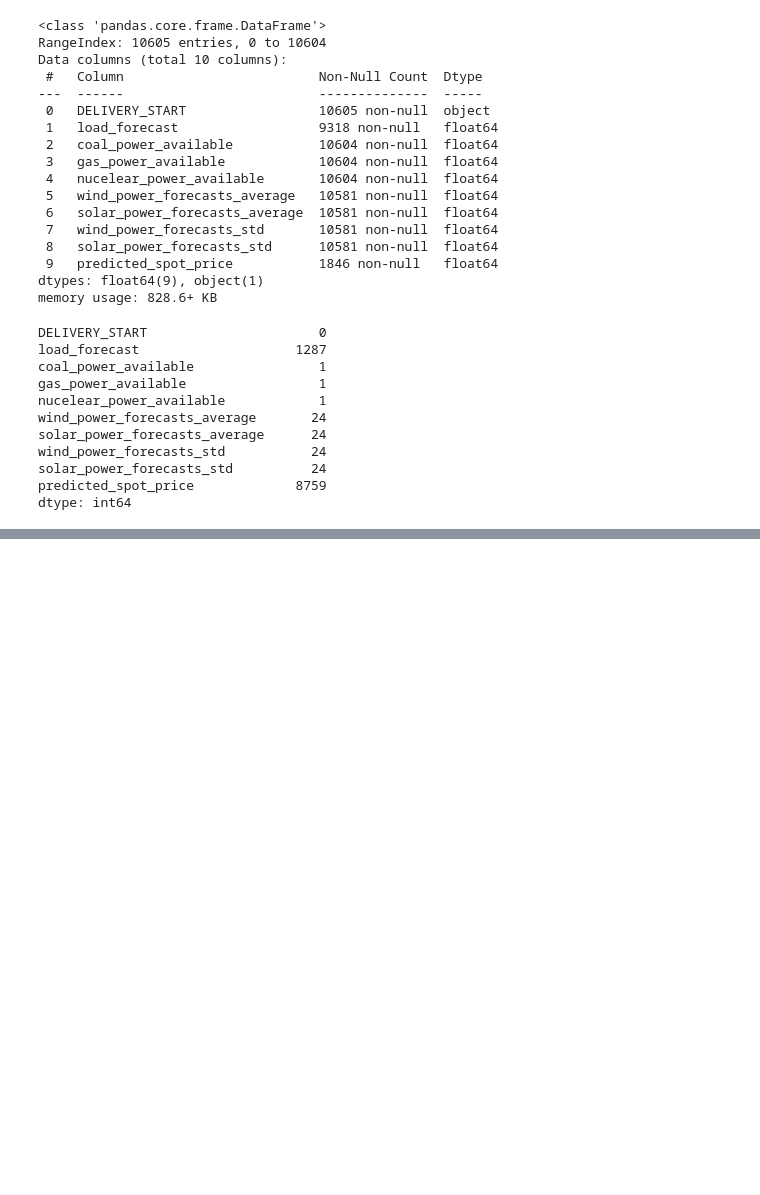
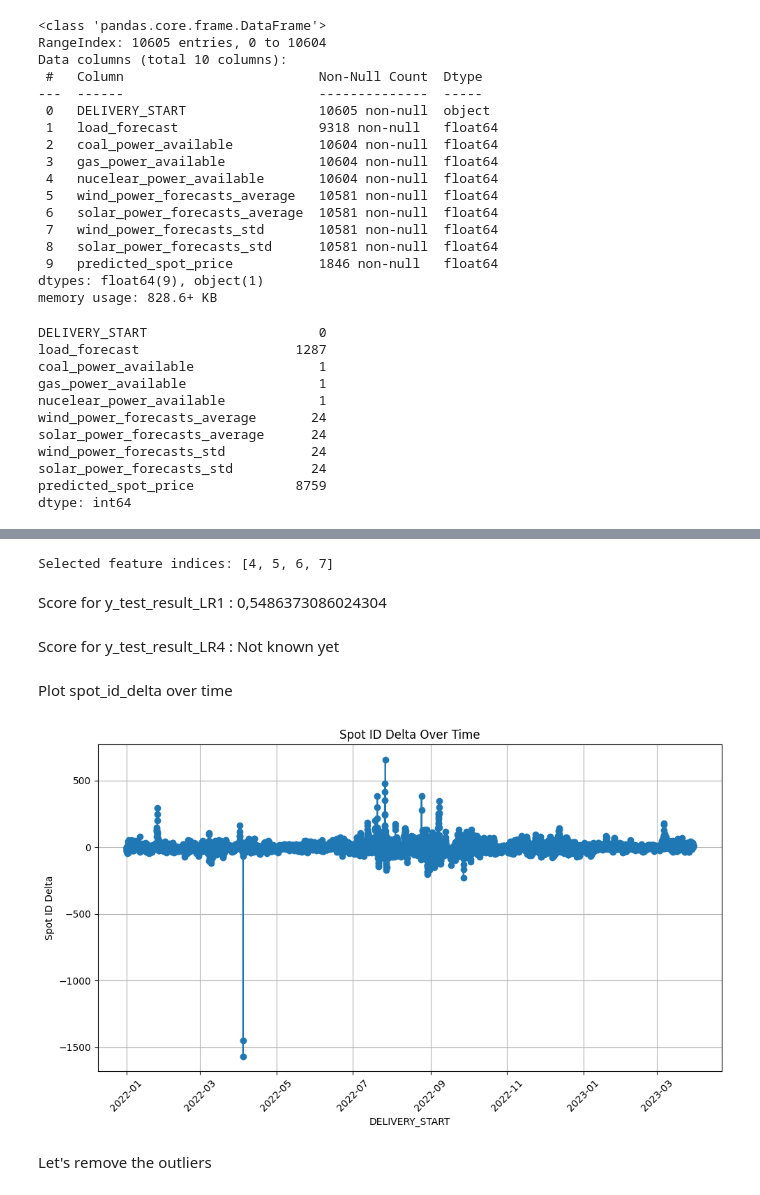
Before and after one commit to JonasBlx/elmy, a Jupyter notebook: notebooks/analyse_data.ipynb, the cells around one changed output, grey strips where cells are left out. Saved outputs shown, nothing was run; the diff lists cells and outputs as text; code cells hidden in the pictures; blank space fills up the shorter version.

Commit message:
Try of 3 LinearRegression, creation of 2 functions in utils, let's go on with a PolynomialRegression

```diff
--- a/notebooks/analyse_data.ipynb
+++ b/notebooks/analyse_data.ipynb
@@ -20,12 +22,12 @@ Chargement des données
 # %%
 X_train_path= os.path.join("..", "data", "X_train_Wwou3IE.csv")
-X_train = pd.read_csv(X_train_path, delimiter=',')
+X_train_preprocessed = pd.read_csv(X_train_path, delimiter=',')
 X_test_path= os.path.join("..", "data", "X_test_GgyECq8.csv")
-X_test = pd.read_csv(X_test_path, delimiter=',')
+X_test_preprocessed = pd.read_csv(X_test_path, delimiter=',')
 y_train_path= os.path.join("..", "data", "y_train_jJtXgMX.csv")
-y_train = pd.read_csv(y_train_path, delimiter=',')
+y_train_preprocessed = pd.read_csv(y_train_path, delimiter=',')
 
-X_train
+X_train_preprocessed
 # %% [output]
 |  | DELIVERY_START | load_forecast | coal_power_available | gas_power_available | nucelear_power_available | ... |
 | 0 | 2022-01-01 02:00:00+01:00 | 49439.0 | 3386.0 | 11487.0 | 44118.0 | ... |
@@ -123,0 +104,4 @@ y_train
+# %%
+X_train = process_data(X_train_preprocessed.copy(deep=True), "predicted_spot_price", None, "standard")
+X_test = process_data(X_test_preprocessed.copy(deep=True), "predicted_spot_price", None, "standard")
+y_train = process_data(y_train_preprocessed.copy(deep=True), None, None, None)
@@ -123,0 +110,35 @@ y_train
+# %%
+from sklearn.linear_model import LinearRegression
+from sklearn.feature_selection import SequentialFeatureSelector
+
+# Initialize Linear Regression model
+lr = LinearRegression()
+
+# Initialize Sequential Feature Selector
+sfs = SequentialFeatureSelector(lr, n_features_to_select='auto', direction='forward', scoring='neg_mean_squared_error', cv=5)
+
+# Fit SFS on the training data
+sfs.fit(X_train, y_train)
+
+# Get the support mask of selected features
+selected_features = sfs.get_support()
+
+# Names/indices of the selected features
+selected_indices = [i for i, x in enumerate(selected_features) if x]
+print("Selected feature indices:", selected_indices)
+
+# Evaluate model performance with selected features
+X_train_selected = X_train.loc[:, selected_features]
+X_test_selected = X_test.loc[:, selected_features]
+
+
+lr.fit(X_train_selected, y_train)
+y_pred = lr.predict(X_test_selected)
+d = {"DELIVERY_START" : delivery_start, "spot_id_delta" : y_pred.reshape(-1)}
+y_pred = pd.DataFrame(data = d)
+
+#y_pred.to_csv("../data/y_test_result_LR1.csv", index = False)
+# %% [output]
+Selected feature indices: [4, 5, 6, 7]
+# %% [markdown]
+Score for y_test_result_LR1 : 0,5486373086024304
@@ -123,0 +176,24 @@ y_train
+# %% [markdown]
+Score for y_test_result_LR4 : Not known yet
+# %% [markdown]
+Plot spot_id_delta over time
+# %%
+import matplotlib.pyplot as plt
+
+# Assuming your DataFrame is named df
+# If it's not, replace df with the name of your DataFrame variable
+
+# Plotting
+plt.figure(figsize=(10, 6))  # Set the figure size as desired
+#y_train.index = pd.to_datetime(y_train.index)
+plt.plot(y_train.index, y_train['spot_id_delta'], marker='o', linestyle='-')
+plt.title('Spot ID Delta Over Time')  # Add a title to the plot
+plt.xlabel('DELIVERY_START')  # Label for the x-axis
+plt.ylabel('Spot ID Delta')  # Label for the y-axis
+plt.xticks(rotation=45)  # Rotate x-axis labels for better readability
+plt.grid(True)  # Enable grid for better readability
+plt.tight_layout()  # Adjust layout to not cut off labels
+# %% [output]
+[figure, added]
+# %% [markdown]
+Let's remove the outliers
```
Also changed, not shown: parts of 30 cells of this notebook, 3 other files.
